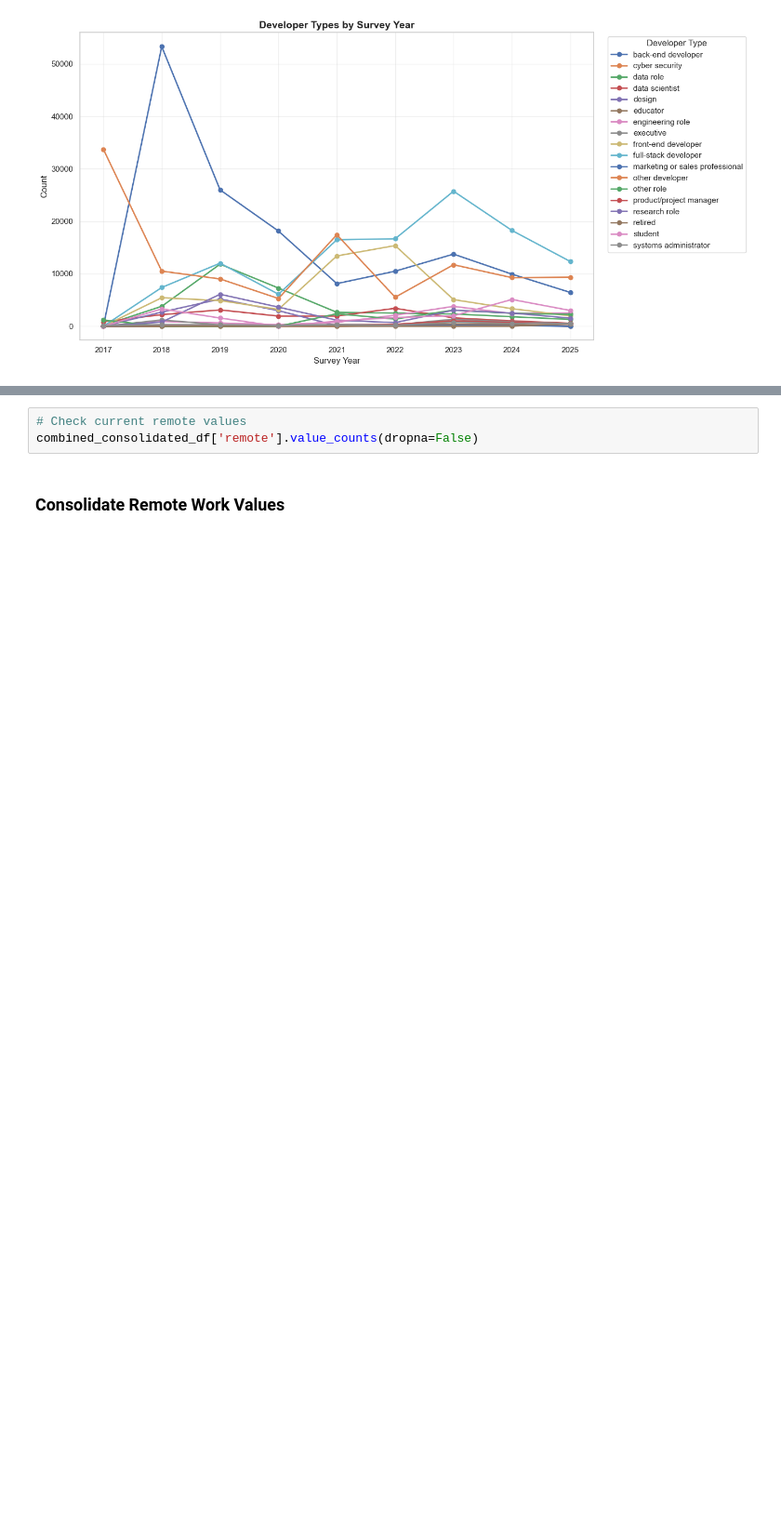
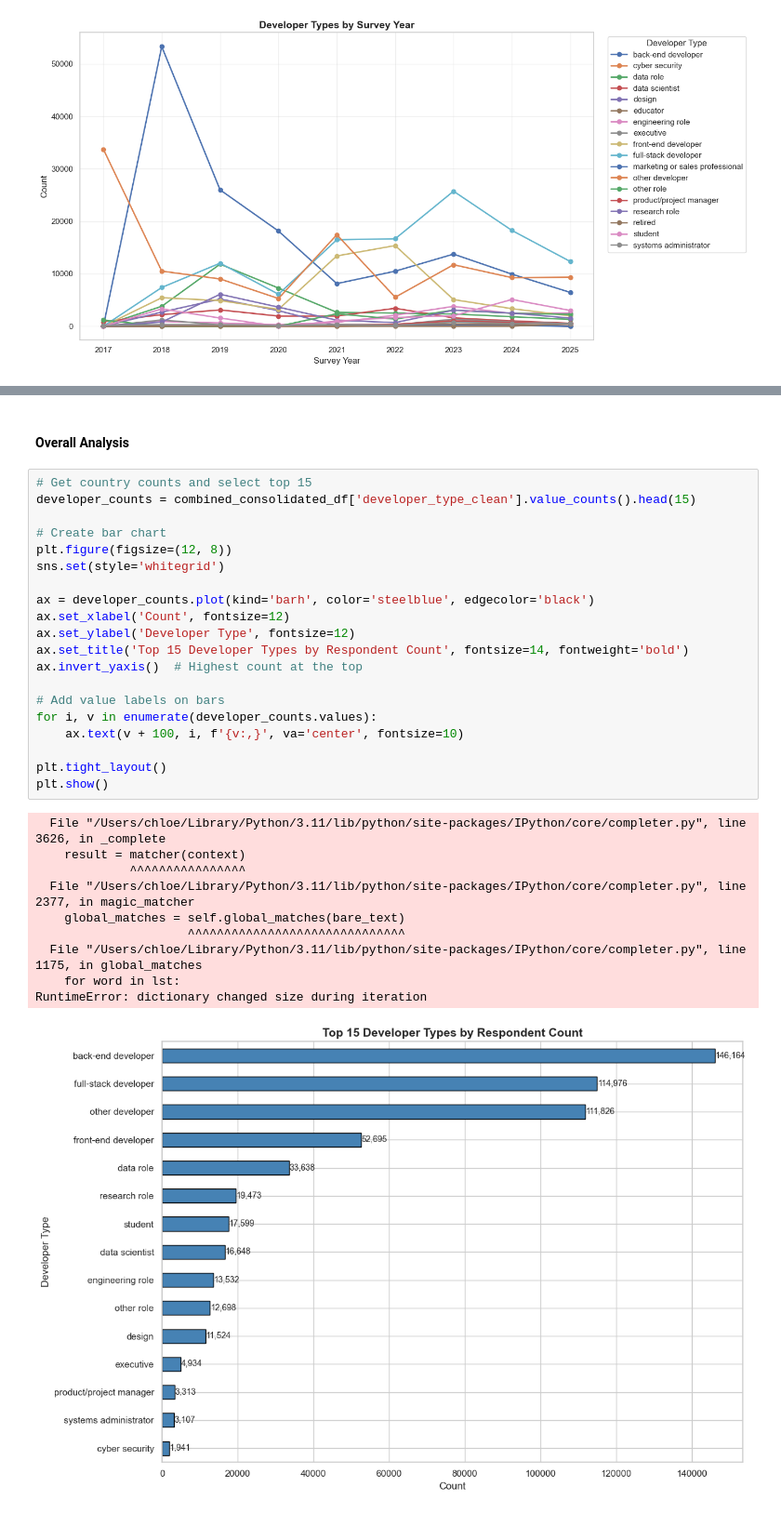
Before and after one commit to chloepar/Slack_Overflow_Survey_Exploration_DSBA6211, a Jupyter notebook: 6211_Final_Project - Data Analysis.ipynb, the cells around one changed output, grey strips where cells are left out. Shown at 93% size. Saved outputs shown, nothing was run; the diff lists cells and outputs as text; blank space fills up the shorter version.

```diff
--- a/6211_Final_Project - Data Analysis.ipynb
+++ b/6211_Final_Project - Data Analysis.ipynb
@@ -322,5 +291,33 @@ print(f"Total null: {combined_consolidated_df['remote_clean'].isna().sum()}")
-# %%
-# Check current remote values
-combined_consolidated_df['remote'].value_counts(dropna=False)
-# %% [markdown]
-### Consolidate Remote Work Values
+# %% [markdown]
+#### Overall Analysis
+# %%
+# Get country counts and select top 15
+developer_counts = combined_consolidated_df['developer_type_clean'].value_counts().head(15)
+
+# Create bar chart
+plt.figure(figsize=(12, 8))
+sns.set(style='whitegrid')
+
+ax = developer_counts.plot(kind='barh', color='steelblue', edgecolor='black')
+ax.set_xlabel('Count', fontsize=12)
+ax.set_ylabel('Developer Type', fontsize=12)
+ax.set_title('Top 15 Developer Types by Respondent Count', fontsize=14, fontweight='bold')
+ax.invert_yaxis()  # Highest count at the top
+
+# Add value labels on bars
+for i, v in enumerate(developer_counts.values):
+    ax.text(v + 100, i, f'{v:,}', va='center', fontsize=10)
+
+plt.tight_layout()
+plt.show()
+# %% [output]
+  File "/Users/chloe/Library/Python/3.11/lib/python/site-packages/IPython/core/completer.py", line 3626, in _complete
+    result = matcher(context)
+             ^^^^^^^^^^^^^^^^
+  File "/Users/chloe/Library/Python/3.11/lib/python/site-packages/IPython/core/completer.py", line 2377, in magic_matcher
+    global_matches = self.global_matches(bare_text)
+                     ^^^^^^^^^^^^^^^^^^^^^^^^^^^^^^
+  File "/Users/chloe/Library/Python/3.11/lib/python/site-packages/IPython/core/completer.py", line 1175, in global_matches
+    for word in lst:
+RuntimeError: dictionary changed size during iteration
+[figure, added]
```
Also changed, not shown: parts of 11 cells of this notebook.
